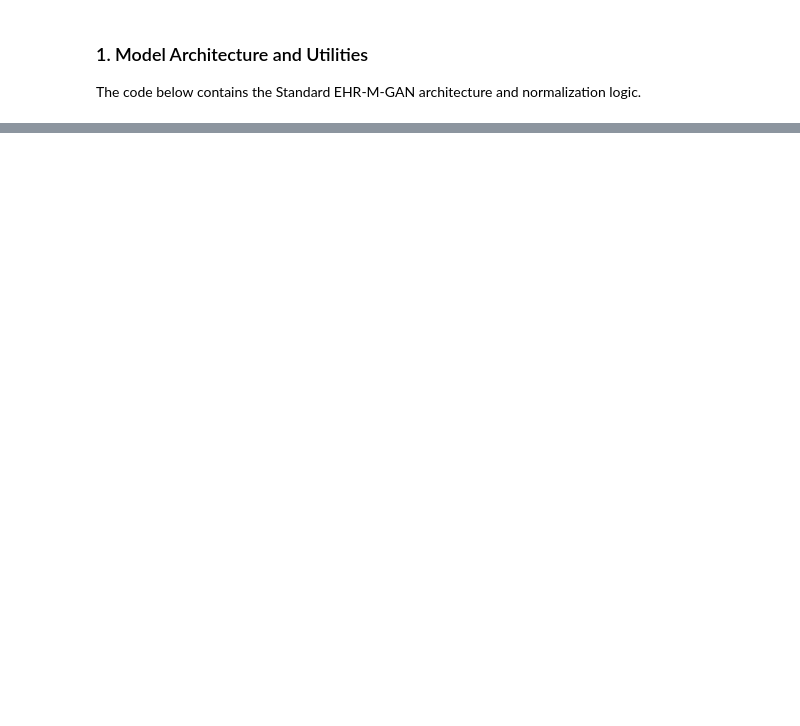
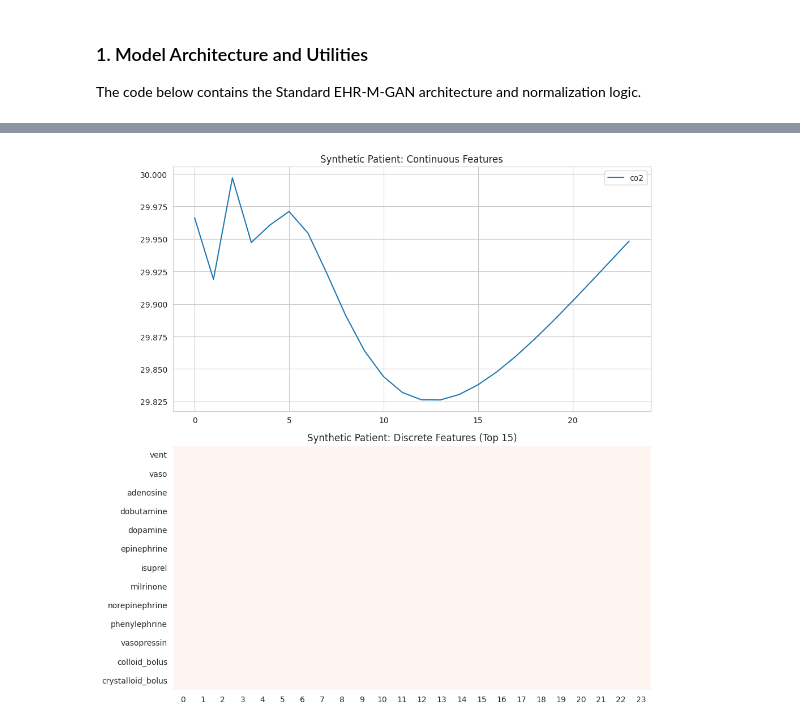
Before and after one commit to Thanglm2006/EHRMGANPT, a Jupyter notebook: EHR_M_GAN_Standard_Generation.ipynb, the cells around one changed output, grey strips where cells are left out. Cells and saved outputs as stored; diff of their text form; code cells hidden in the pictures; blank space fills up the shorter version.

```diff
--- a/EHR_M_GAN_Standard_Generation.ipynb
+++ b/EHR_M_GAN_Standard_Generation.ipynb
@@ -123,14 +170,14 @@ Adjust the paths and run the cell to generate a patient.
 # %%
 class Args:
-    checkpoint = "best_m3gan.pth"
-    scaler_path = "clinical_scaler.pkl"
+    checkpoint = "/content/drive/MyDrive/EHRMGAN/Models/m3gan_epoch_200.pth"
+    scaler_path = "/content/drive/MyDrive/EHRMGAN/data/mimic3/clinical_scaler.pkl"
     gen_num_units = 512
     gen_num_layers = 3
     enc_layers = 3
     dec_layers = 3
     time_steps = 24
-    c_dim = 12
-    d_dim = 10
+    c_dim = 104
+    d_dim = 13
 
 args = Args()
 device = torch.device("cuda" if torch.cuda.is_available() else "cpu")
@@ -140,11 +187,23 @@ def generate():
         print(f"❌ Checkpoint not found at {args.checkpoint}. Please upload it.")
         return
 
+    print(f"📂 Loading checkpoint: {args.checkpoint}...")
     ckpt = torch.load(args.checkpoint, map_location=device)
-    c_vae = AutoregressiveVAE(args.c_dim, args.gen_num_units, 25, args.enc_layers, args.dec_layers, args.time_steps).to(device)
-    d_vae = AutoregressiveVAE(args.d_dim, args.gen_num_units, 25, args.enc_layers, args.dec_layers, args.time_steps).to(device)
-    noise_dim = min(int(args.c_dim / 2), int(args.d_dim / 2))
-    joint_gen = JointGenerator(noise_dim, noise_dim, args.gen_num_units, 25, 25, args.gen_num_layers).to(device)
+
+    # --- AUTO-DETECT DIMENSIONS ---
+    try:
+        c_dim = ckpt['c_vae']['decoder.fc_out.weight'].shape[0]
+        d_dim = ckpt['d_vae']['decoder.fc_out.weight'].shape[0]
+        hidden_dim = ckpt['c_vae']['decoder.fc_out.weight'].shape[1]
+        print(f"✅ Detected dims: {c_dim} continuous, {d_dim} discrete, {hidden_dim} hidden units.")
+    except Exception as e:
+        print(f"⚠️ Could not auto-detect dims: {e}. Using defaults.")
+        c_dim, d_dim, hidden_dim = args.c_dim, args.d_dim, args.gen_num_units
+
+    c_vae = AutoregressiveVAE(c_dim, hidden_dim, 25, args.enc_layers, args.dec_layers, args.time_steps).to(device)
+    d_vae = AutoregressiveVAE(d_dim, hidden_dim, 25, args.enc_layers, args.dec_layers, args.time_steps).to(device)
+    noise_dim = min(int(c_dim / 2), int(d_dim / 2))
+    joint_gen = JointGenerator(noise_dim, noise_dim, hidden_dim, 25, 25, args.gen_num_layers).to(device)
 
     c_vae.load_state_dict(ckpt['c_vae'])
     d_vae.load_state_dict(ckpt['d_vae'])
@@ -152,27 +211,59 @@ def generate():
     joint_gen.d_gen.load_state_dict(ckpt['d_gen'])
     c_vae.eval(); d_vae.eval(); joint_gen.eval()
 
-    with torch.no_grad():
-        z_c, z_d = joint_gen(torch.randn(1, args.time_steps, noise_dim, device=device),
-                             torch.randn(1, args.time_steps, noise_dim, device=device))
-        fake_c, _ = c_vae.reconstruct_decoder(z_c)
-        fake_d, _ = d_vae.reconstruct_decoder(z_d)
-
-    fake_c = fake_c.cpu().numpy()[0]
-    fake_d = np_rounding(fake_d.cpu().numpy()[0])
-
+    # Handle Scaler
+    scaler = None
     if os.path.exists(args.scaler_path):
         with open(args.scaler_path, 'rb') as f: scaler = pickle.load(f)
-        fake_c = renormlizer(fake_c.reshape(1, args.time_steps, -1), scaler['maxes'] - scaler['mins'], scaler['mins'])[0]
         c_names, d_names = scaler['feature_names'], scaler['discrete_names']
     else:
-        c_names, d_names = [f"C{i}" for i in range(args.c_dim)], [f"D{i}" for i in range(args.d_dim)]
+        c_names, d_names = [f"C{i}" for i in range(c_dim)], [f"D{i}" for i in range(d_dim)]
 
-    sns.set_style("whitegrid")
-    fig, axes = plt.subplots(2, 1, figsize=(10, 8))
-    for i in range(min(5, args.c_dim)): axes[0].plot(fake_c[:, i], label=c_names[i])
-    axes[0].set_title("Synthetic Patient: Continuous Features"); axes[0].legend()
-    sns.heatmap(fake_d.T[:15, :], ax=axes[1], cmap="Reds", yticklabels=d_names[:15])
-    axes[1].set_title("Synthetic Patient: Discrete Features"); plt.tight_layout(); plt.show()
+    print("\nFeature Selection:")
+    print(f"Available Continuous Features: {', '.join([f'[{i}] {name}' for i, name in enumerate(c_names)])}")
+    selection = input("Enter feature indices to plot (e.g. 0,1,5), or 'all', or 'random': ").strip().lower()
+
+    if selection == 'all':
+        plot_indices = list(range(c_dim))
+    elif selection == 'random':
+        plot_indices = np.random.choice(c_dim, min(5, c_dim), replace=False).tolist()
+    else:
+        try:
+            plot_indices = [int(i.strip()) for i in selection.split(',') if i.strip().isdigit()]
+            if not plot_indices: plot_indices = [0]
+        except:
+            plot_indices = [0]
+
+    while True:
+        print(f"\n📂 Generating synthetic patient sequence...")
+        with torch.no_grad():
+            z_c, z_d = joint_gen(torch.randn(1, args.time_steps, noise_dim, device=device),
+                                 torch.randn(1, args.time_steps, noise_dim, device=device))
+            fake_c, _ = c_vae.reconstruct_decoder(z_c)
+            fake_d, _ = d_vae.reconstruct_decoder(z_d)
+
+        fake_c = fake_c.cpu().numpy()[0]
+        fake_d = np_rounding(fake_d.cpu().numpy()[0])
+
+        if scaler:
+            fake_c = renormlizer(fake_c.reshape(1, args.time_steps, -1), scaler['maxes'] - scaler['mins'], scaler['mins'])[0]
+
+        sns.set_style("whitegrid")
+        fig, axes = plt.subplots(2, 1, figsize=(10, 10))
+
+        # Plot 1: Continuous Features
+        for i in plot_indices:
+            if i < c_dim: axes[0].plot(fake_c[:, i], label=c_names[i])
+        axes[0].set_title("Synthetic Patient: Continuous Features"); axes[0].legend(loc='upper right')
+
+        # Plot 2: Discrete Features
+        sns.heatmap(fake_d.T[:15, :], ax=axes[1], cmap="Reds", yticklabels=d_names[:15], cbar=False)
+        axes[1].set_title("Synthetic Patient: Discrete Features (Top 15)")
+
+        plt.tight_layout(); plt.show()
+
+        cont = input("Generate another synthetic patient? (y/n): ")
+        if cont.lower() != 'y': break
 
 generate()
+# %% [output]
@@ -178,0 +278 @@ generate()
+[figure, added]
```
Also changed, not shown: parts of 5 cells of this notebook, 4 other files.
